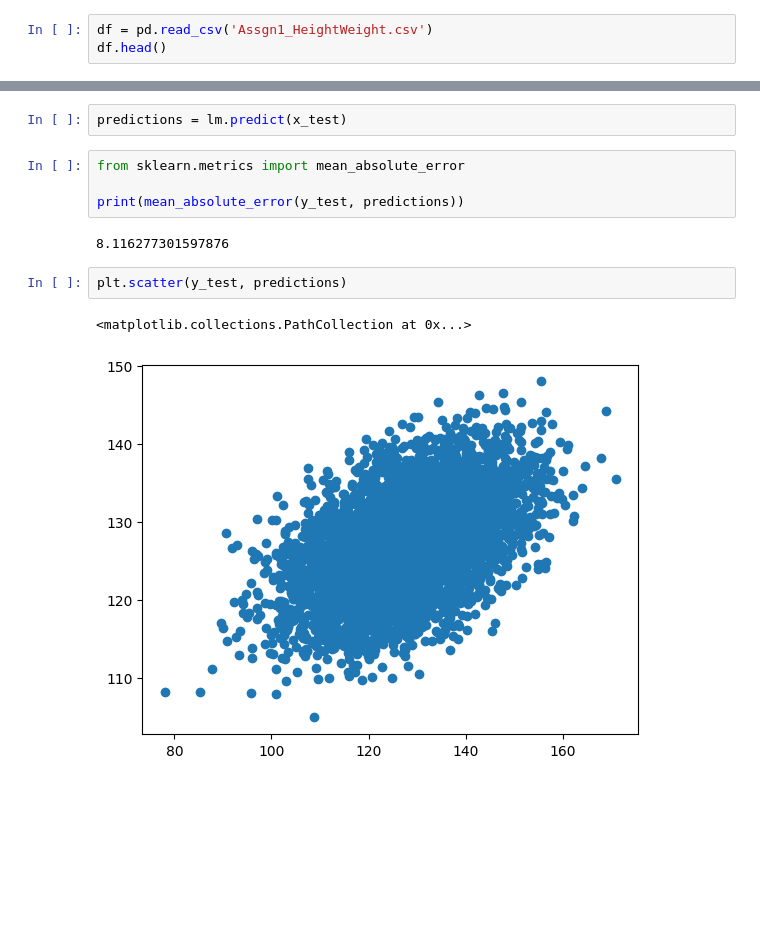
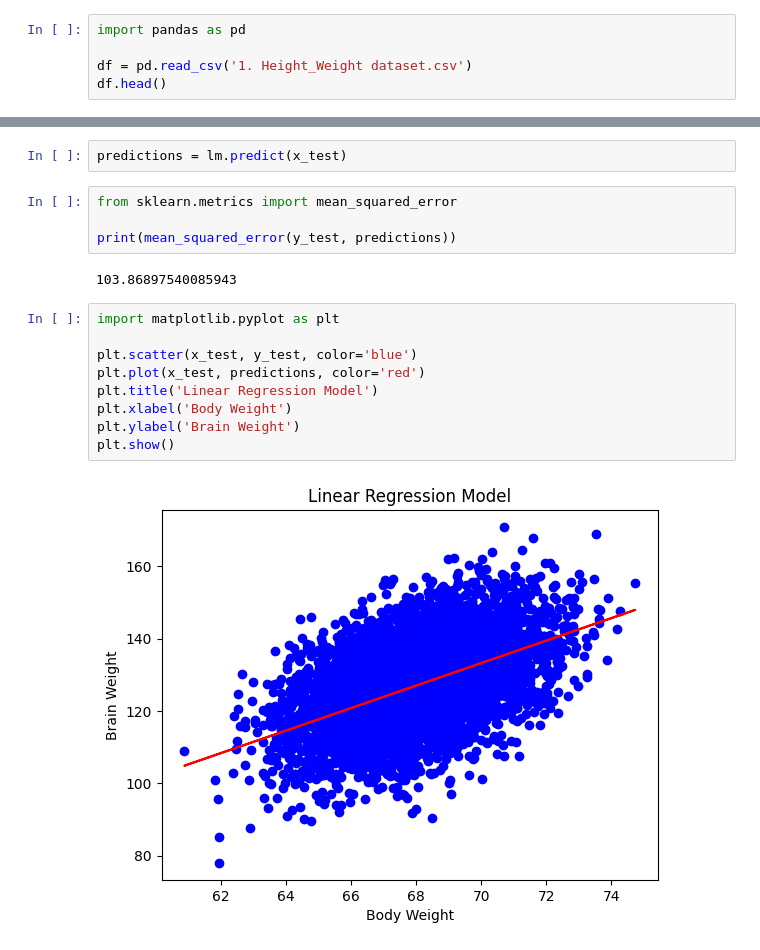
Before and after one commit to Sejalparate/college-assignments, a Jupyter notebook: Machine Learning/1. Linear_Regression.ipynb, the cells around one changed output, grey strips where cells are left out. Cells and saved outputs as stored; diff of their text form; blank space fills up the shorter version.

```diff
--- a/Machine Learning/1. Linear_Regression.ipynb
+++ b/Machine Learning/1. Linear_Regression.ipynb
@@ -5,5 +1,7 @@ import matplotlib.pyplot as plt
 # %%
-df = pd.read_csv('Assgn1_HeightWeight.csv')
+import pandas as pd
+
+df = pd.read_csv('1. Height_Weight dataset.csv')
 df.head()
 # %% [output]
 |  | Index | Height(Inches) | Weight(Pounds) |
@@ -28,13 +26,19 @@ LinearRegression()
 # %%
 predictions = lm.predict(x_test)
 # %%
-from sklearn.metrics import mean_absolute_error
+from sklearn.metrics import mean_squared_error
 
-print(mean_absolute_error(y_test, predictions))
+print(mean_squared_error(y_test, predictions))
 # %% [output]
-8.116277301597876
+103.86897540085943
-# %%
-plt.scatter(y_test, predictions)
-# %% [output]
-<matplotlib.collections.PathCollection at 0x...>
-[figure, removed]
+# %%
+import matplotlib.pyplot as plt
+
+plt.scatter(x_test, y_test, color='blue')
+plt.plot(x_test, predictions, color='red')
+plt.title('Linear Regression Model')
+plt.xlabel('Body Weight')
+plt.ylabel('Brain Weight')
+plt.show()
+# %% [output]
+[figure, added]
```
Also changed, not shown: parts of 1 cell of this notebook.
